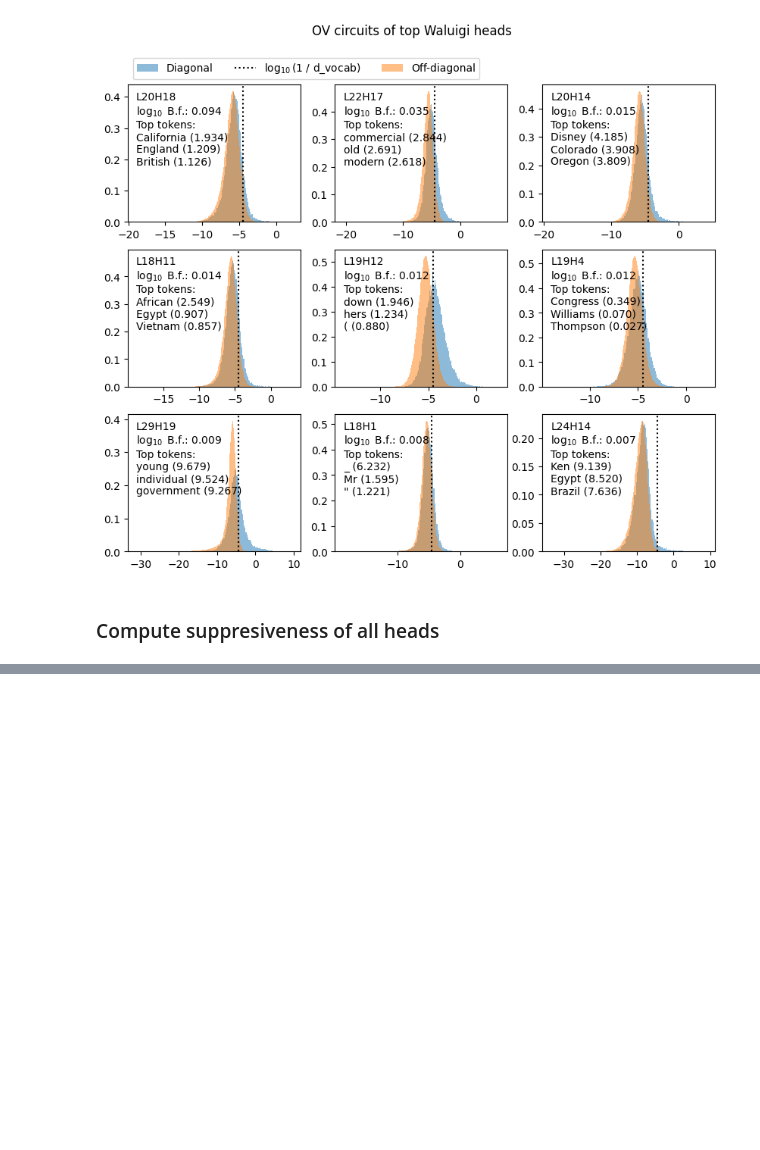
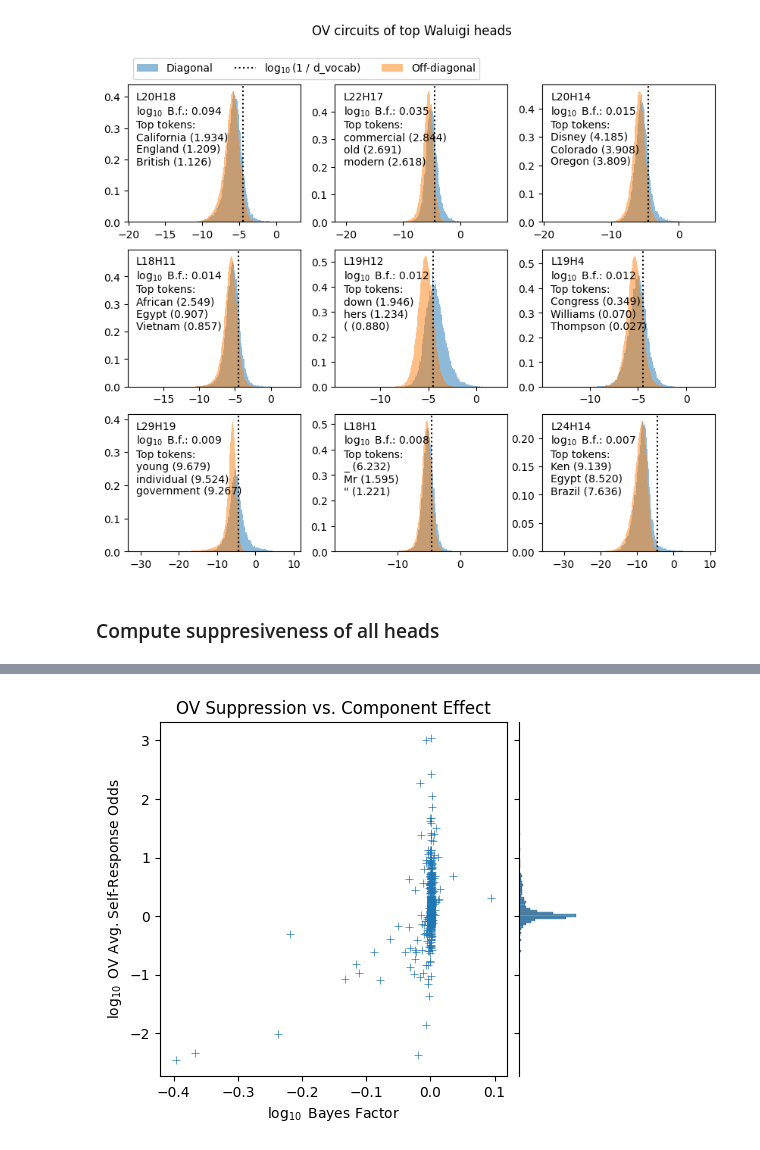
Before and after one commit to ed1d1a8d/prompt-injection-interp, a Jupyter notebook: notebooks/dontsay/ov-analysis.ipynb, the cells around one changed output, grey strips where cells are left out. Saved outputs shown, nothing was run; the diff lists cells and outputs as text; code cells hidden in the pictures; blank space fills up the shorter version.

```diff
--- a/notebooks/dontsay/ov-analysis.ipynb
+++ b/notebooks/dontsay/ov-analysis.ipynb
@@ -107,12 +107,12 @@ print(log_bf_c_nc.shape, log_bf_nc_c.shape)
 
 COMPONENT_ORDER = np.argsort(log_bf_nc_c.mean(axis=0))
 LABELS_ORDERED = LABELS[COMPONENT_ORDER]
+ATN_HEAD_LABEL_MASK = np.array([("ATN" in label) for label in LABELS_ORDERED])
 print(LABELS_ORDERED[:10])
 
 ATTN_HEAD_LOCS = [
     (int(label.split("H")[0][1:]), int(label.split("H")[1][:-3]))
-    for label in LABELS_ORDERED
-    if "ATN" in label
+    for label in LABELS_ORDERED[ATN_HEAD_LABEL_MASK]
 ]
 print(ATTN_HEAD_LOCS[:5])
 # %% [output]
@@ -151,7 +151,7 @@ def get_ov_resp_matrix(layer: int, head: int):
     with torch.no_grad():
         raw_logits = utils.unembed(
             tl_model.W_E @ W_V @ W_O, tl_model=tl_model
-        ).double()
+        ).float()
 
         logits = logit_softmax(raw_logits)
 
@@ -320,0 +284,7 @@ No artists with labels found to put in legend.  Note that artists whose label st
+# %%
+dfm = pd.DataFrame(metrics)
+dfm["log10_bf_nc_c"] = log_bf_nc_c.mean(axis=0)[COMPONENT_ORDER][
+    ATN_HEAD_LABEL_MASK
+] / np.log(10)
+dfm["mean_minus_offdiag"] = dfm.mean_diag - dfm.mean_offdiag
+dfm.head()
@@ -320,0 +298,21 @@ No artists with labels found to put in legend.  Note that artists whose label st
+# %%
+g = sns.jointplot(
+    data=dfm,
+    x="log10_bf_nc_c",
+    y="mean_minus_offdiag",
+    alpha=1,
+    marker="+",
+    height=5,
+)
+g.ax_marg_x.remove()
+
+# Add back in plot border on top
+g.ax_joint.spines["top"].set_visible(True)
+g.ax_joint.spines["right"].set_visible(True)
+
+plt.xlabel("$\log_{10}$ Bayes Factor")
+plt.ylabel("$\log_{10}$ OV Avg. Self-Response Odds")
+plt.title("OV Suppression vs. Component Effect")
+plt.show()
+# %% [output]
+[figure, added]
```
Also changed, not shown: parts of 10 cells of this notebook, 1 other file.
